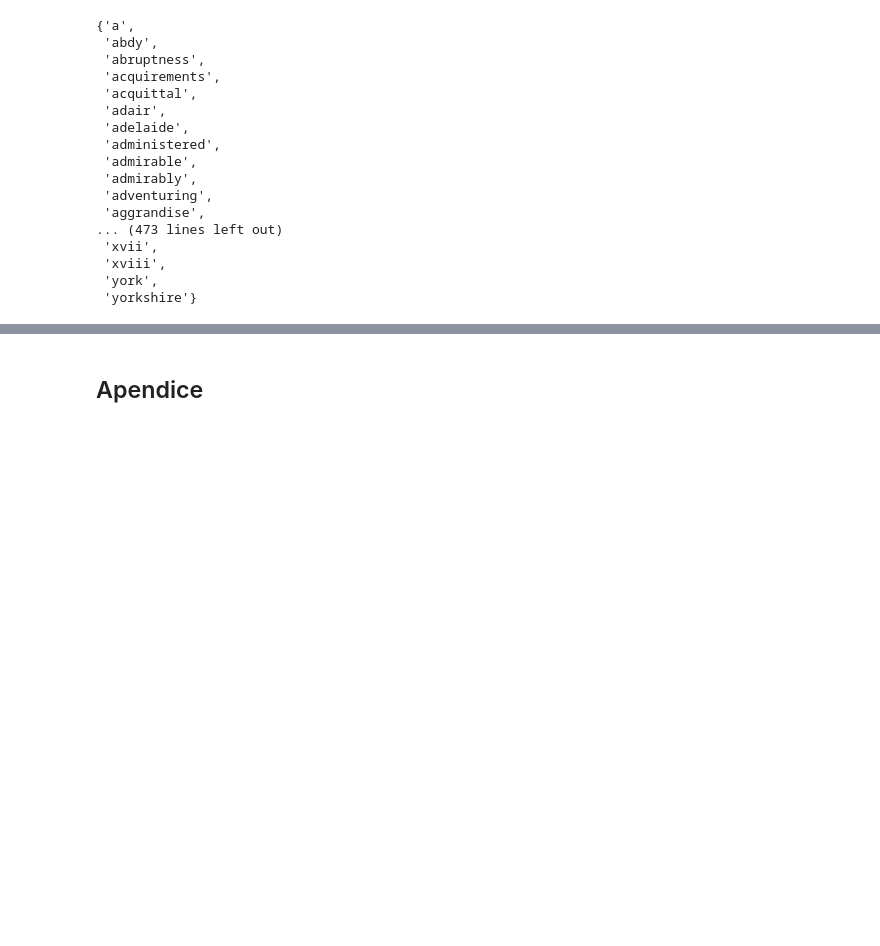
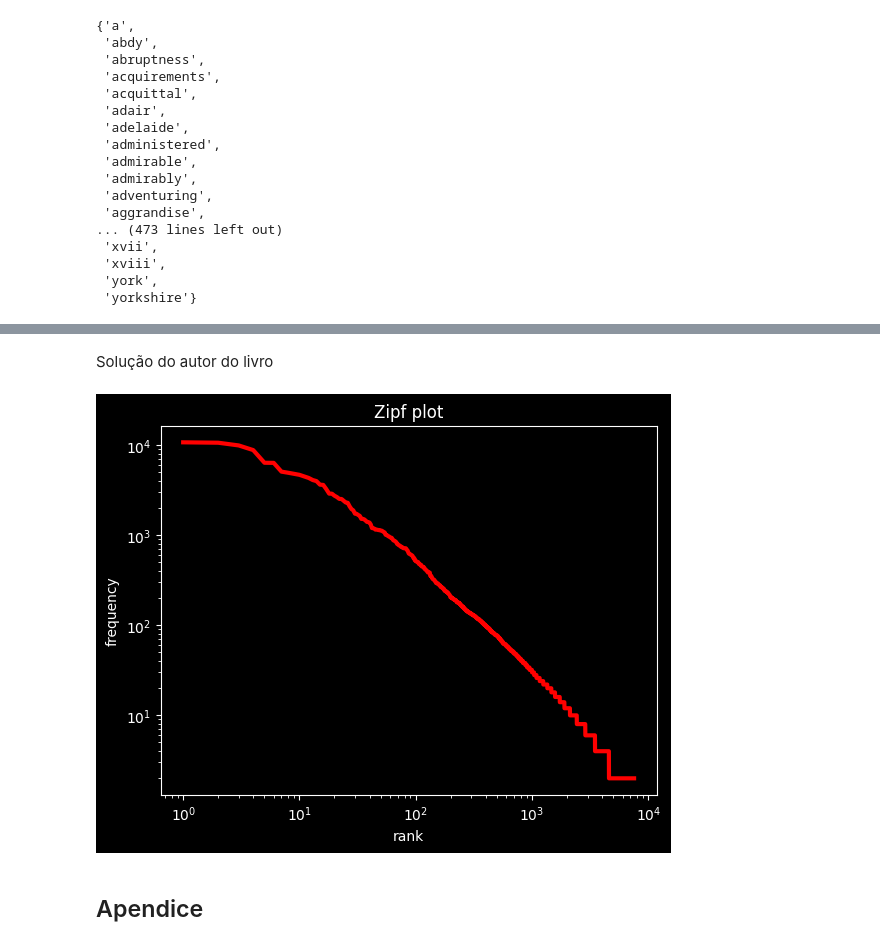
Before and after one commit to camargo-vinicius/python-fundamentals, a Jupyter notebook: ThinkPythonExercises/Cap13_SelecaoDeEstruturaDeDados.ipynb, the cells around one changed output, grey strips where cells are left out. Cells and saved outputs as stored; diff of their text form; code cells hidden in the pictures; blank space fills up the shorter version.

```diff
--- a/ThinkPythonExercises/Cap13_SelecaoDeEstruturaDeDados.ipynb
+++ b/ThinkPythonExercises/Cap13_SelecaoDeEstruturaDeDados.ipynb
@@ -285,3 +439,69 @@ emma_words.difference(list_words)
+# %% [markdown]
+Solução do autor do livro
+# %%
+"""This module contains a code example related to
+
+Think Python, 2nd Edition
+by Allen Downey
+http://thinkpython2.com
+
+Copyright 2015 Allen Downey
+
+License: http://creativecommons.org/licenses/by/4.0/
+"""
+
+import sys
+
+import matplotlib.pyplot as plt
+
+def rank_freq(hist):
+    """Returns a list of (rank, freq) tuples.
+
+    hist: map from word to frequency
+
+    returns: list of (rank, freq) tuples
+    """
+    # sort the list of frequencies in decreasing order
+    freqs = list(hist.values())
+    freqs.sort(reverse=True)
+
+    # enumerate the ranks and frequencies
+    rf = [(r+1, f) for r, f in enumerate(freqs)]
+    return rf
+
+
+def print_ranks(hist):
+    """Prints the rank vs. frequency data.
+
+    hist: map from word to frequency
+    """
+    for r, f in rank_freq(hist):
+        print(r, f)
+
+
+def plot_ranks(hist, scale='log'):
+    """Plots frequency vs. rank.
+
+    hist: map from word to frequency
+    scale: string 'linear' or 'log'
+    """
+    t = rank_freq(hist)
+    rs, fs = zip(*t)
+
+    plt.clf()
+    plt.xscale(scale)
+    plt.yscale(scale)
+    plt.title('Zipf plot')
+    plt.xlabel('rank')
+    plt.ylabel('frequency')
+    plt.plot(rs, fs, 'r-', linewidth=3)
+    plt.show()
+
+
+hist = histogram('../emma.txt')
+plot_ranks(hist)
+# %% [output]
+[figure, added]
 # %% [markdown]
 ## Apendice
 # %% [markdown]
```
Also changed, not shown: parts of 9 cells of this notebook.
